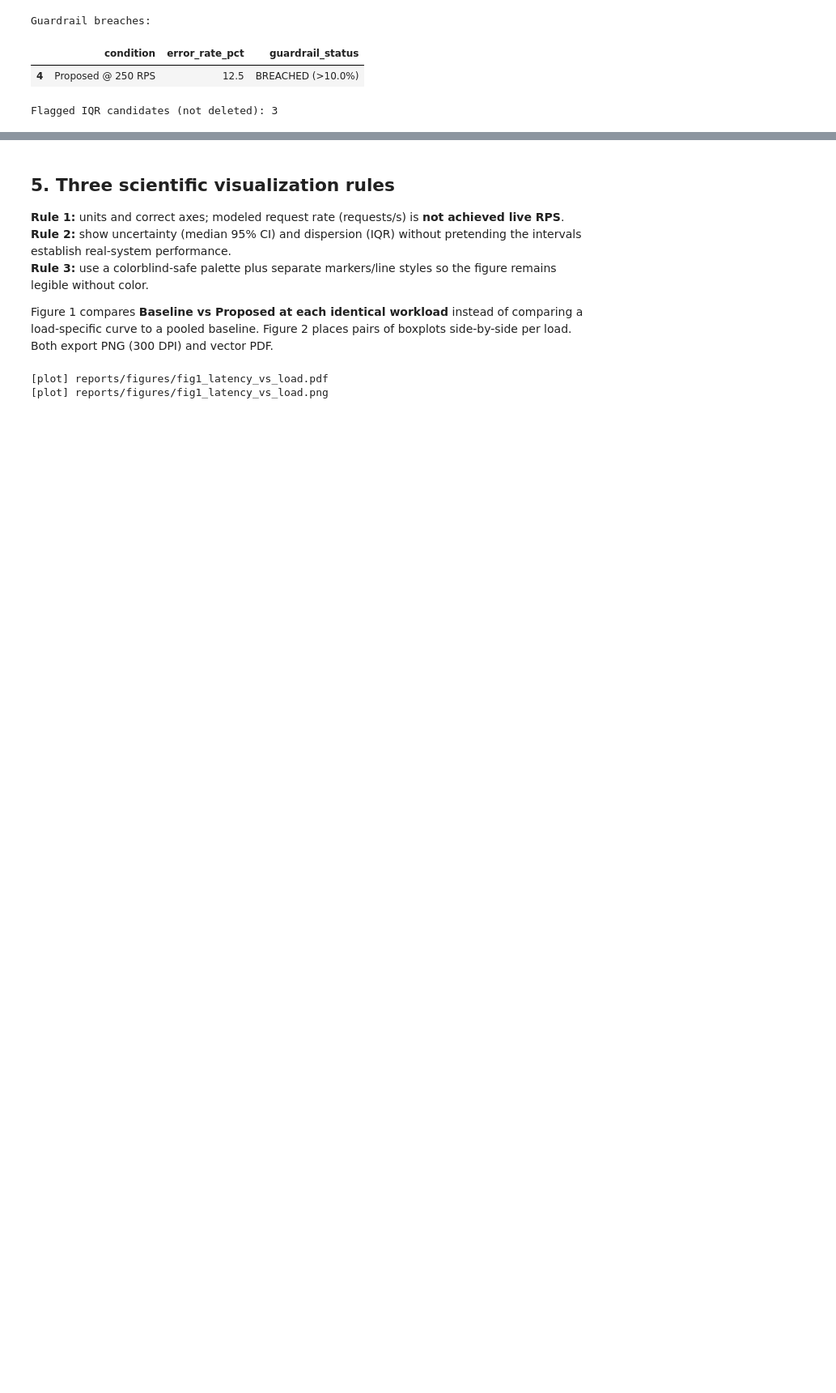
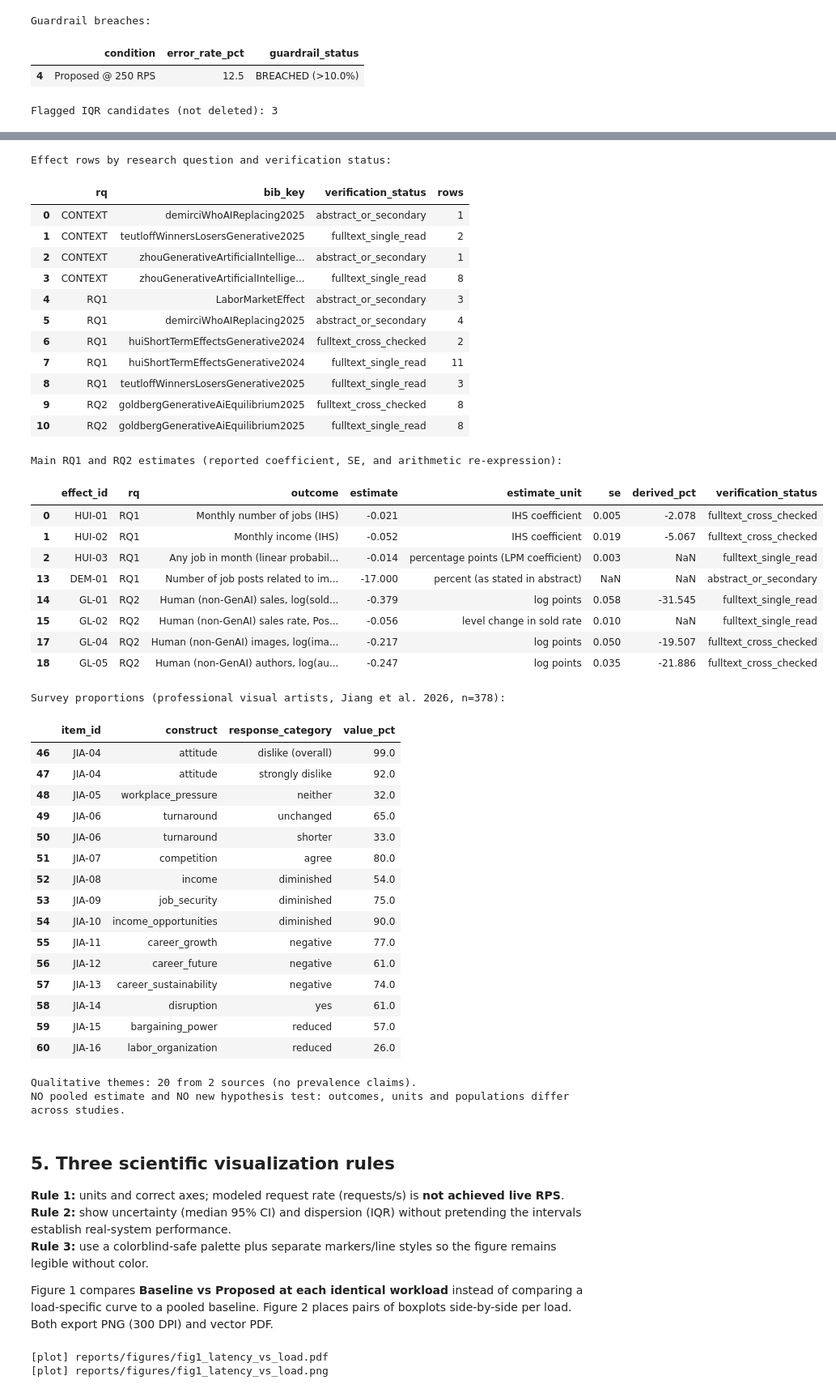
Before and after one commit to elvheaven/ai-artist-labor-research, a Jupyter notebook: notebooks/01_data_analysis.ipynb, the cells around one changed output, grey strips where cells are left out. Shown at 81% size. Drawn from its saved outputs; the diff is of its cells as text; code cells hidden in the pictures; blank space fills up the shorter version.

```diff
--- a/notebooks/01_data_analysis.ipynb
+++ b/notebooks/01_data_analysis.ipynb
@@ -130,3 +103,64 @@ NO hypothesis significance claim; the rows cannot be pooled across outcomes.
+# %%
+from src.benchmark import derive_effect_columns
+effects = derive_effect_columns(pd.read_csv(ROOT / 'data/extracted/effect_estimates.csv'))
+survey = pd.read_csv(ROOT / 'data/extracted/survey_items.csv')
+themes = pd.read_csv(ROOT / 'data/extracted/qualitative_themes.csv')
+assert effects['verification_status'].isin(
+    ['fulltext_cross_checked', 'fulltext_single_read', 'abstract_or_secondary', 'not_retrieved']).all()
+print('Effect rows by research question and verification status:')
+display(effects.groupby(['rq', 'bib_key', 'verification_status']).size().rename('rows').reset_index())
+print('Main RQ1 and RQ2 estimates (reported coefficient, SE, and arithmetic re-expression):')
+main_ids = ['HUI-01', 'HUI-02', 'HUI-03', 'DEM-01', 'GL-01', 'GL-02', 'GL-04', 'GL-05']
+display(effects.loc[effects.effect_id.isin(main_ids),
+        ['effect_id', 'rq', 'outcome', 'estimate', 'estimate_unit', 'se', 'derived_pct', 'verification_status']].round(3))
+print('Survey proportions (professional visual artists, Jiang et al. 2026, n=378):')
+display(survey.loc[survey.bib_key.str.startswith('jiang') & survey.rq.isin(['RQ1', 'RQ3']),
+        ['item_id', 'construct', 'response_category', 'value_pct']])
+print(f'Qualitative themes: {len(themes)} from {themes.bib_key.nunique()} sources (no prevalence claims).')
+print('NO pooled estimate and NO new hypothesis test: outcomes, units and populations differ across studies.')
+# %% [output]
+Effect rows by research question and verification status:
+|  | rq | bib_key | verification_status | rows |
+| 0 | CONTEXT | demirciWhoAIReplacing2025 | abstract_or_secondary | 1 |
+| 1 | CONTEXT | teutloffWinnersLosersGenerative2025 | fulltext_single_read | 2 |
+| 2 | CONTEXT | zhouGenerativeArtificialIntellige... | abstract_or_secondary | 1 |
+| 3 | CONTEXT | zhouGenerativeArtificialIntellige... | fulltext_single_read | 8 |
+| 4 | RQ1 | LaborMarketEffect | abstract_or_secondary | 3 |
+| 5 | RQ1 | demirciWhoAIReplacing2025 | abstract_or_secondary | 4 |
+| 6 | RQ1 | huiShortTermEffectsGenerative2024 | fulltext_cross_checked | 2 |
+| 7 | RQ1 | huiShortTermEffectsGenerative2024 | fulltext_single_read | 11 |
+| 8 | RQ1 | teutloffWinnersLosersGenerative2025 | fulltext_single_read | 3 |
+| 9 | RQ2 | goldbergGenerativeAiEquilibrium2025 | fulltext_cross_checked | 8 |
+| 10 | RQ2 | goldbergGenerativeAiEquilibrium2025 | fulltext_single_read | 8 |
+Main RQ1 and RQ2 estimates (reported coefficient, SE, and arithmetic re-expression):
+|  | effect_id | rq | outcome | estimate | estimate_unit | se | derived_pct | verification_status |
+| 0 | HUI-01 | RQ1 | Monthly number of jobs (IHS) | -0.021 | IHS coefficient | 0.005 | -2.078 | fulltext_cross_checked |
+| 1 | HUI-02 | RQ1 | Monthly income (IHS) | -0.052 | IHS coefficient | 0.019 | -5.067 | fulltext_cross_checked |
+| 2 | HUI-03 | RQ1 | Any job in month (linear probabil... | -0.014 | percentage points (LPM coefficient) | 0.003 | NaN | fulltext_single_read |
+| 13 | DEM-01 | RQ1 | Number of job posts related to im... | -17.000 | percent (as stated in abstract) | NaN | NaN | abstract_or_secondary |
+| 14 | GL-01 | RQ2 | Human (non-GenAI) sales, log(sold... | -0.379 | log points | 0.058 | -31.545 | fulltext_single_read |
+| 15 | GL-02 | RQ2 | Human (non-GenAI) sales rate, Pos... | -0.056 | level change in sold rate | 0.010 | NaN | fulltext_single_read |
+| 17 | GL-04 | RQ2 | Human (non-GenAI) images, log(ima... | -0.217 | log points | 0.050 | -19.507 | fulltext_cross_checked |
+| 18 | GL-05 | RQ2 | Human (non-GenAI) authors, log(au... | -0.247 | log points | 0.035 | -21.886 | fulltext_cross_checked |
+Survey proportions (professional visual artists, Jiang et al. 2026, n=378):
+|  | item_id | construct | response_category | value_pct |
+| 46 | JIA-04 | attitude | dislike (overall) | 99.0 |
+| 47 | JIA-04 | attitude | strongly dislike | 92.0 |
+| 48 | JIA-05 | workplace_pressure | neither | 32.0 |
+| 49 | JIA-06 | turnaround | unchanged | 65.0 |
+| 50 | JIA-06 | turnaround | shorter | 33.0 |
+| 51 | JIA-07 | competition | agree | 80.0 |
+| 52 | JIA-08 | income | diminished | 54.0 |
+| 53 | JIA-09 | job_security | diminished | 75.0 |
+| 54 | JIA-10 | income_opportunities | diminished | 90.0 |
+| 55 | JIA-11 | career_growth | negative | 77.0 |
+| 56 | JIA-12 | career_future | negative | 61.0 |
+| 57 | JIA-13 | career_sustainability | negative | 74.0 |
+| 58 | JIA-14 | disruption | yes | 61.0 |
+| 59 | JIA-15 | bargaining_power | reduced | 57.0 |
+| 60 | JIA-16 | labor_organization | reduced | 26.0 |
+Qualitative themes: 20 from 2 sources (no prevalence claims).
+NO pooled estimate and NO new hypothesis test: outcomes, units and populations differ across studies.
 # %% [markdown]
 ## 5. Three scientific visualization rules
 
```
Also changed, not shown: parts of 7 cells of this notebook, 15 other files.
